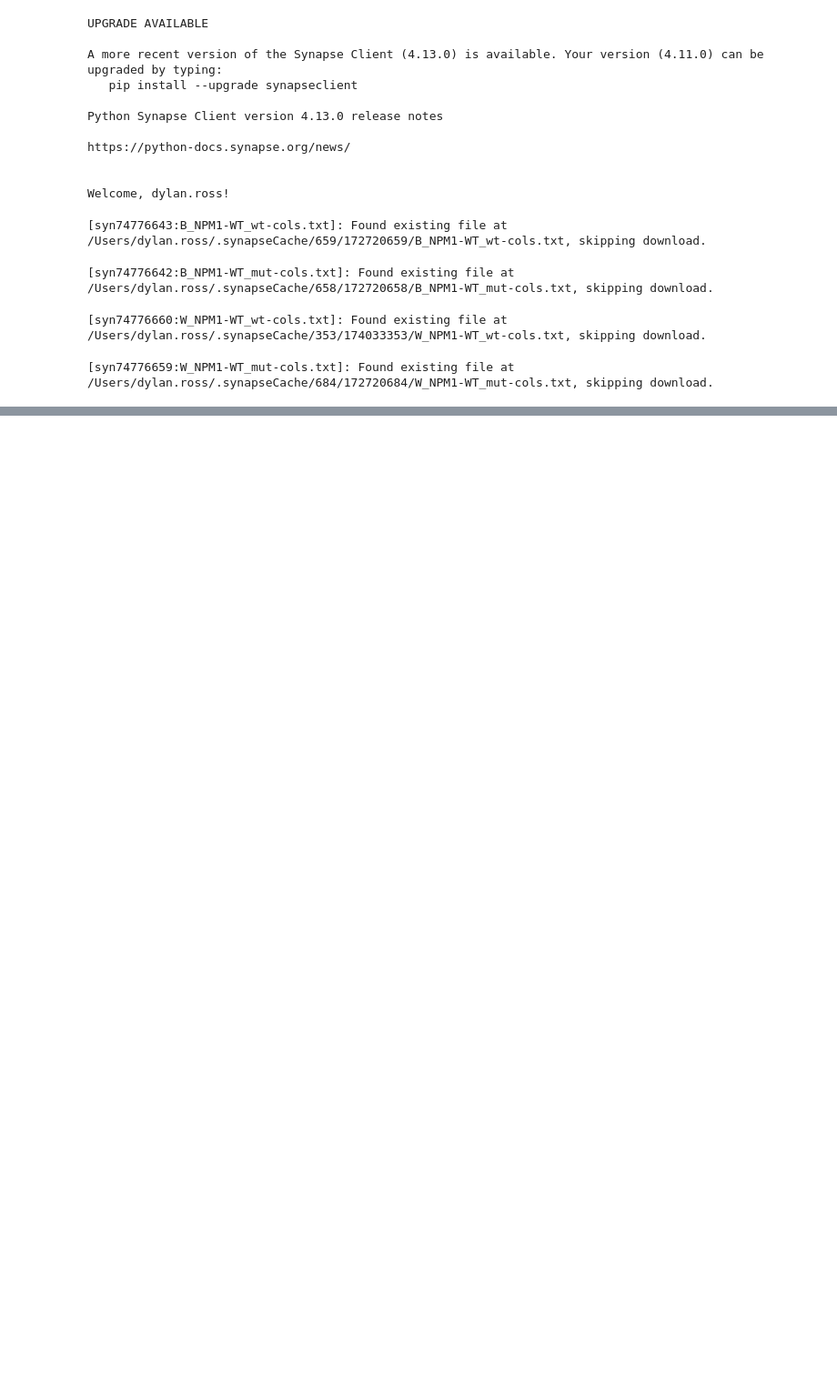
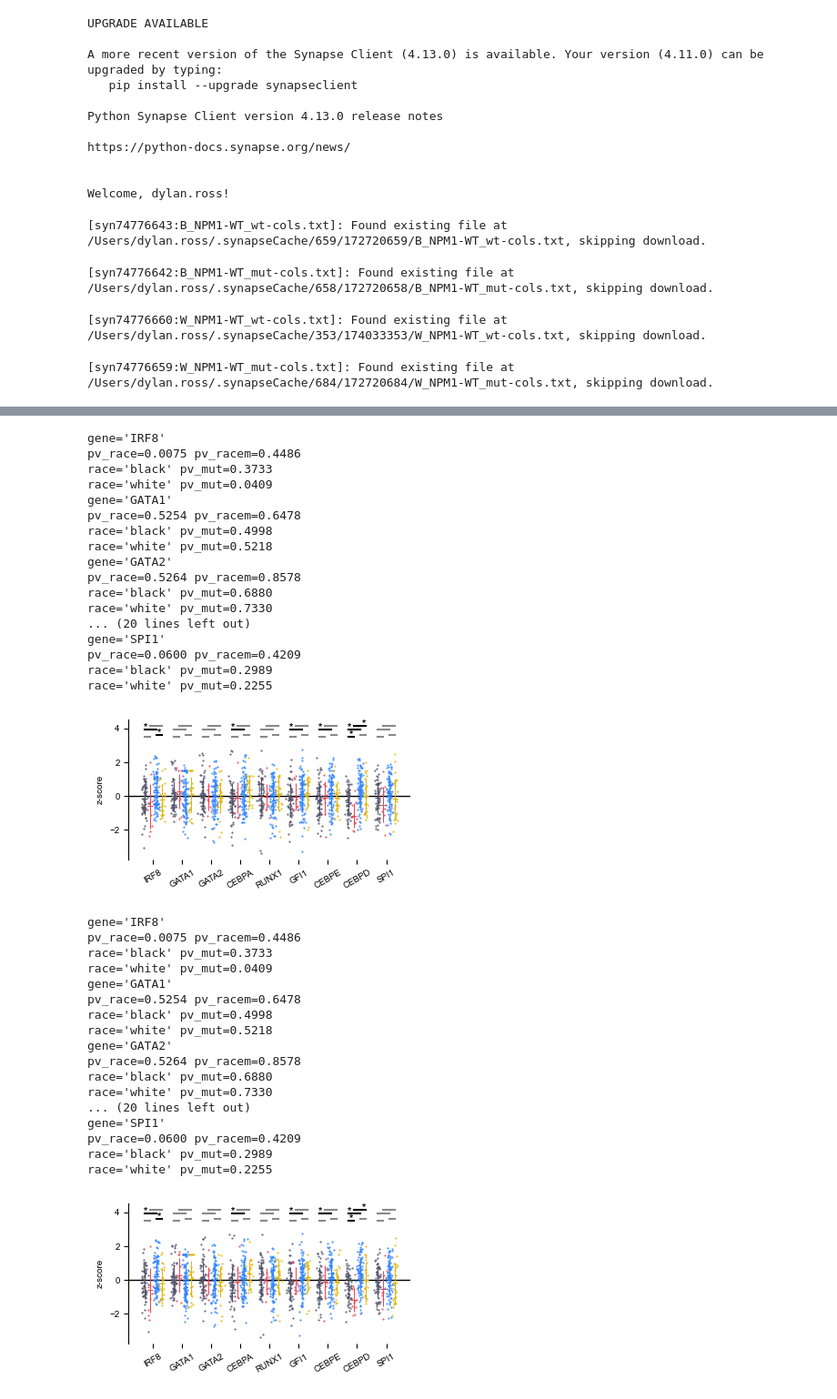
Before and after one commit to PNNL-CompBio/amlMultidrugResistance, a Jupyter notebook: aml_outcome_disparities/analysis/mutations/11_cell_type_scoring.ipynb, the cells around one changed output, grey strips where cells are left out. Shown at 91% size. Drawn from its saved outputs; the diff is of its cells as text; code cells hidden in the pictures; blank space fills up the shorter version.

```diff
--- a/aml_outcome_disparities/analysis/mutations/11_cell_type_scoring.ipynb
+++ b/aml_outcome_disparities/analysis/mutations/11_cell_type_scoring.ipynb
@@ -400,0 +750,28 @@ normal_myeloid
+# %%
+def tx2_subset(gene, race, mut, tx_or_txp):
+    return (
+        (tx2 if tx_or_txp == "tx" else tx2p)
+        .filter(pl.col("Gene") == gene)
+        .unpivot(
+            on=[c for c in cols if c in (tx2.columns if tx_or_txp == "tx" else tx2p.columns)],
+            index="Gene",
+            variable_name="sample"
+        )
+        .drop("Gene")
+        .with_columns(
+            (
+                pl.col("sample")
+                .replace_strict(sample_to_race)
+                .alias("race")
+            ),
+            (
+                pl.col("sample")
+                .replace_strict(sample_to_mut)
+                .alias("mutation")
+            )
+        )
+        .filter(
+            (pl.col("race") == race)
+            & (pl.col("mutation") == mut)
+        )
+    )
@@ -400,0 +930,51 @@ normal_myeloid
+# %%
+for t in ["tx", "txp"]:
+    zscore_plot_specific_genes(
+        [
+            # neutrophil transcription factors
+            "IRF8", "GATA1", "GATA2","CEBPA",   # GMP
+            "RUNX1", "GFI1",                    # GMP + preNeu
+            "CEBPE",                            # preNeu + immNeu
+            "CEBPD", "SPI1"                     # matNeu
+        ],
+        4,
+        figname=os.path.join(FIGURE_DIR, f"neutrophil_tfs_{t}_zscores.png"),
+        tx_or_txp="txp"
+    )
+# %% [output]
+gene='IRF8'
+pv_race=0.0075 pv_racem=0.4486
+race='black' pv_mut=0.3733
+race='white' pv_mut=0.0409
+gene='GATA1'
+pv_race=0.5254 pv_racem=0.6478
+race='black' pv_mut=0.4998
+race='white' pv_mut=0.5218
+gene='GATA2'
+pv_race=0.5264 pv_racem=0.8578
+race='black' pv_mut=0.6880
+race='white' pv_mut=0.7330
+... (20 lines left out)
+gene='SPI1'
+pv_race=0.0600 pv_racem=0.4209
+race='black' pv_mut=0.2989
+race='white' pv_mut=0.2255
+[figure, added]
+gene='IRF8'
+pv_race=0.0075 pv_racem=0.4486
+race='black' pv_mut=0.3733
+race='white' pv_mut=0.0409
+gene='GATA1'
+pv_race=0.5254 pv_racem=0.6478
+race='black' pv_mut=0.4998
+race='white' pv_mut=0.5218
+gene='GATA2'
+pv_race=0.5264 pv_racem=0.8578
+race='black' pv_mut=0.6880
+race='white' pv_mut=0.7330
+... (20 lines left out)
+gene='SPI1'
+pv_race=0.0600 pv_racem=0.4209
+race='black' pv_mut=0.2989
+race='white' pv_mut=0.2255
+[figure, added]
```
Also changed, not shown: parts of 33 cells of this notebook, 2 other files.
